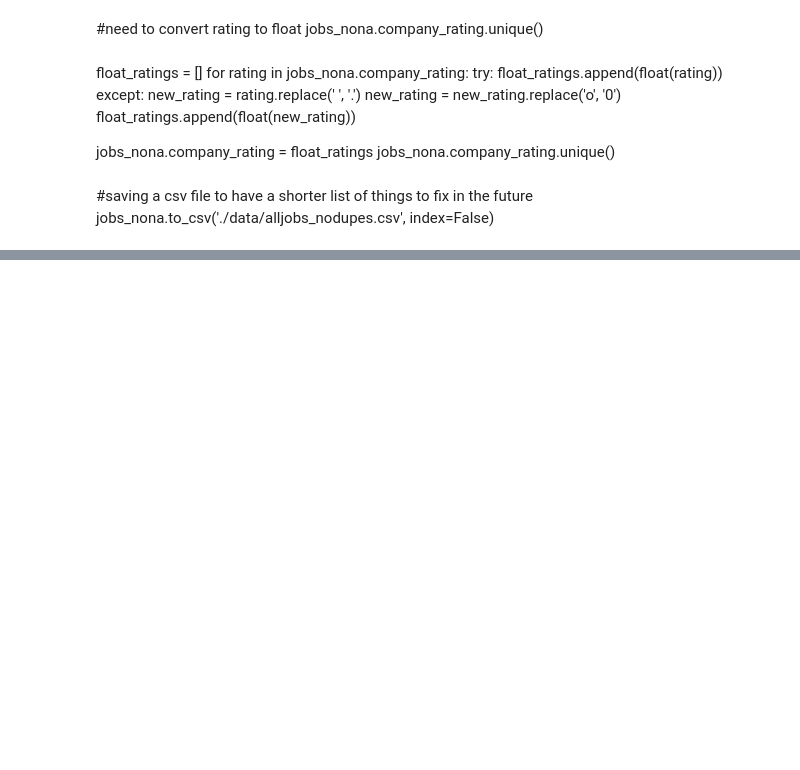
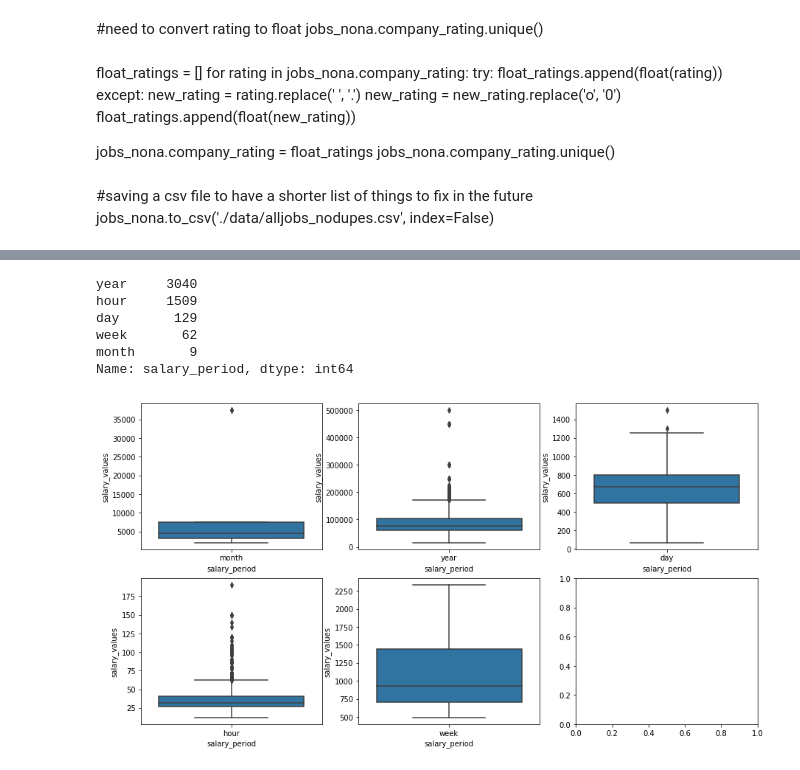
Before and after one commit to LydiaPeabody/job-description-gender-analysis, a Jupyter notebook: JD_data_cleaning.ipynb, the cells around one changed output, grey strips where cells are left out. Cells and saved outputs as stored; diff of their text form; code cells hidden in the pictures; blank space fills up the shorter version.

```diff
--- a/JD_data_cleaning.ipynb
+++ b/JD_data_cleaning.ipynb
@@ -130,0 +159,45 @@ TypeError: expected string or bytes-like object
+# %%
+def find_salary_period(salary_column, pay_lengths = ['hour','day','week','month','year']):
+
+    """pulls common salary timescales out of a collection of strings describing salaries"""
+
+    salary_times = []
+
+    for text in salary_column:
+        if type(text) != str:
+            salary_times.append(None)
+        else:
+            salary_time = 'check'
+            for option in pay_lengths:
+                if option in text:
+                    salary_time = option
+            if salary_time != 'check':
+                salary_times.append(salary_time)
+            else:
+                salary_times.append('unknown')
+
+
+    return(salary_times)
+# %%
+jobs_nodupes['salary_period'] = find_salary_period(jobs_nodupes.salary_data_text)
+# %%
+#no unknowns
+jobs_nodupes.salary_period.value_counts()
+# %% [output]
+year     3040
+hour     1509
+day       129
+week       62
+month       9
+Name: salary_period, dtype: int64
+# %%
+fig, axes = plt.subplots(2,3,figsize=(15,8))
+count = 1
+for time in jobs_nodupes.salary_period.unique():
+    if type(time) == str:
+        data = jobs_nodupes[jobs_nodupes.salary_period == time]
+        axi = plt.subplot(2,3,count)
+        sns.boxplot(x='salary_period', y='salary_values', data=data, ax=axi)
+        count += 1
+# %% [output]
+[figure, added]
```
Also changed, not shown: parts of 26 cells of this notebook, 4 other files.
